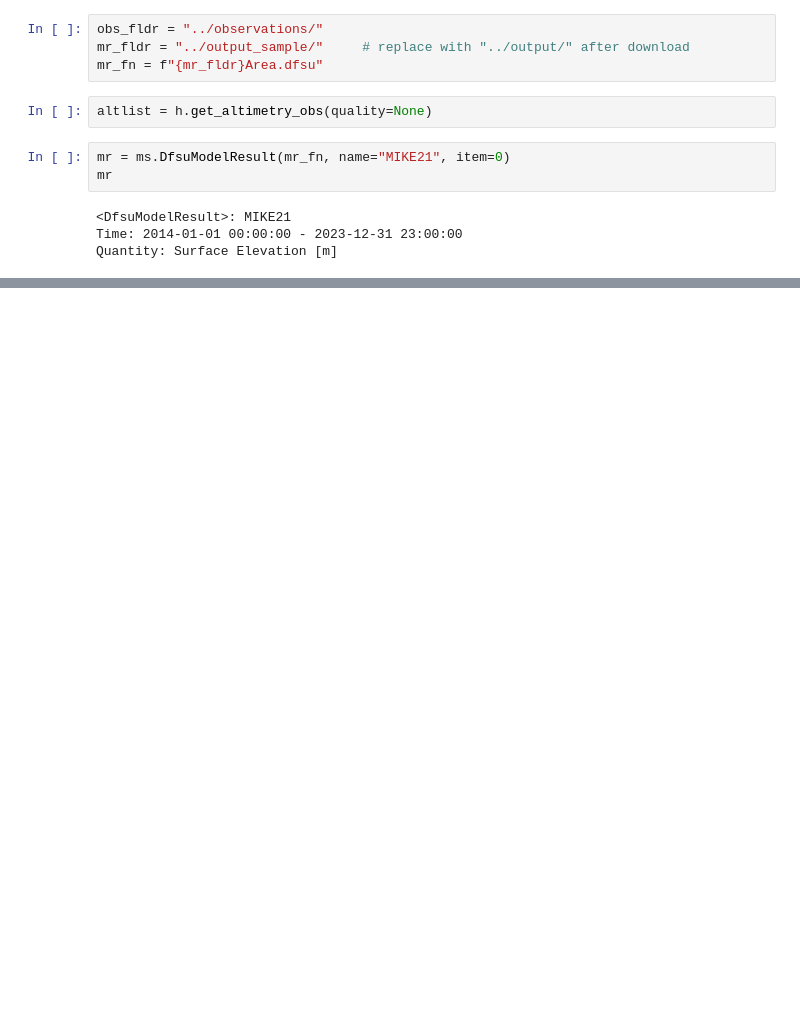
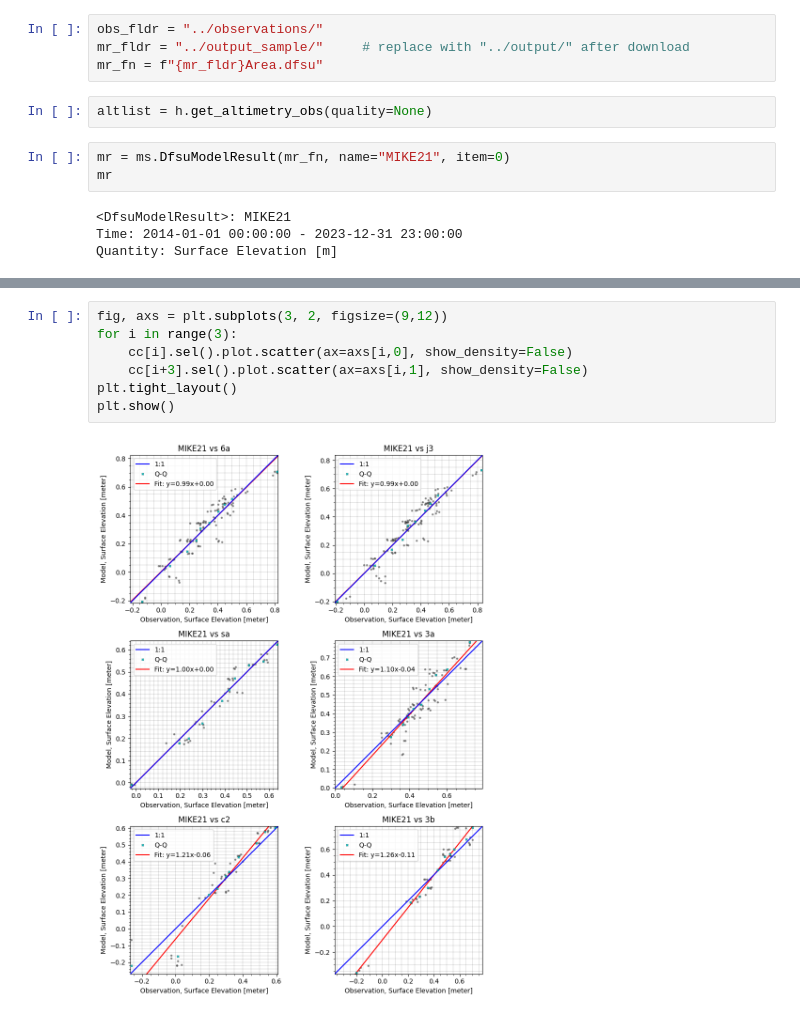
Before and after one commit to DHI/WaterBench-MIKE21HD-Oresund, a Jupyter notebook: code/model_validation_altimetry.ipynb, the cells around one changed output, grey strips where cells are left out. Saved outputs shown, nothing was run; the diff lists cells and outputs as text; blank space fills up the shorter version.

```diff
--- a/code/model_validation_altimetry.ipynb
+++ b/code/model_validation_altimetry.ipynb
@@ -60,0 +57,9 @@ for cmp in cc:
+# %%
+fig, axs = plt.subplots(3, 2, figsize=(9,12))
+for i in range(3):
+    cc[i].sel().plot.scatter(ax=axs[i,0], show_density=False)
+    cc[i+3].sel().plot.scatter(ax=axs[i,1], show_density=False)
+plt.tight_layout()
+plt.show()
+# %% [output]
+[figure, added]
```
Also changed, not shown: parts of 5 cells of this notebook.
